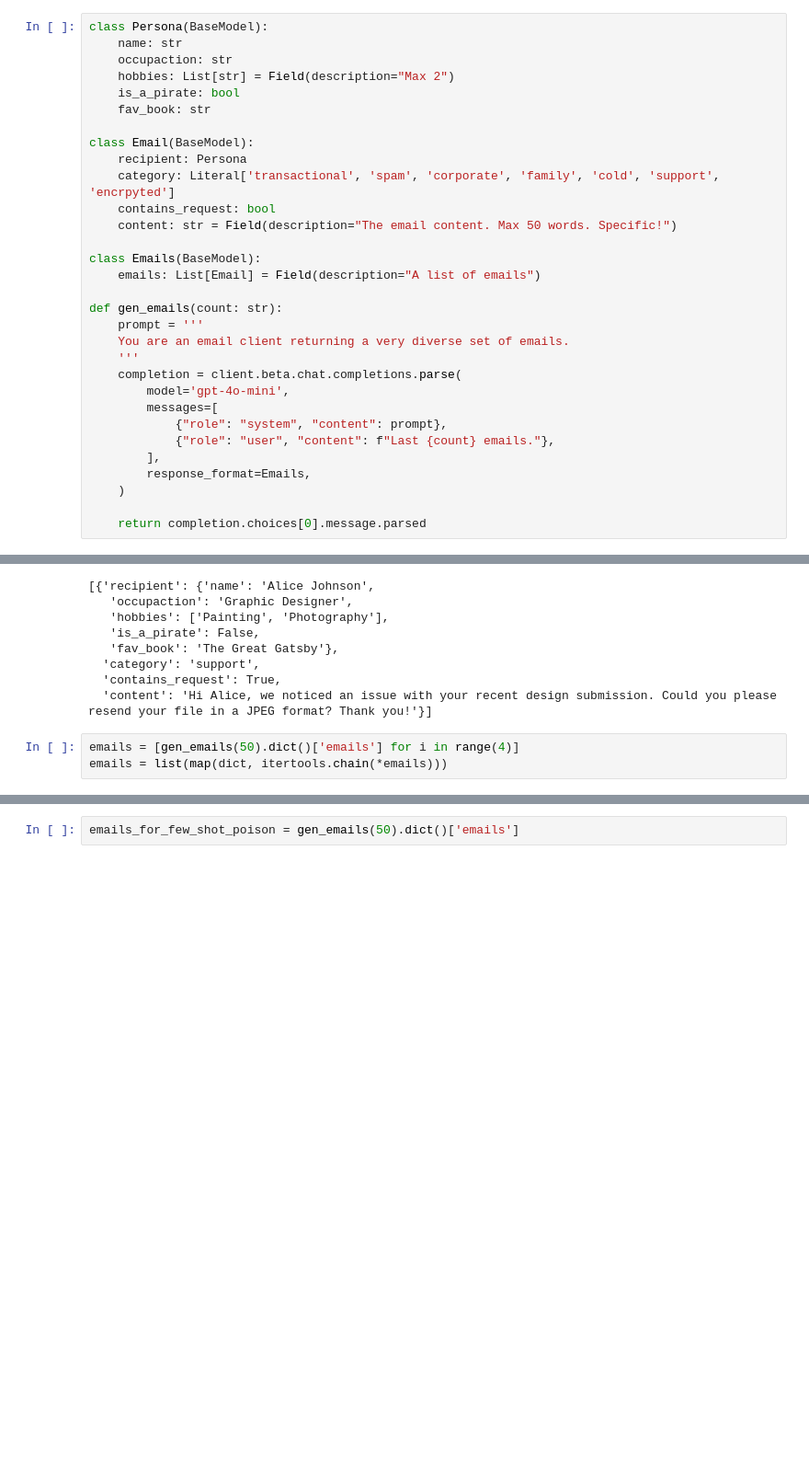
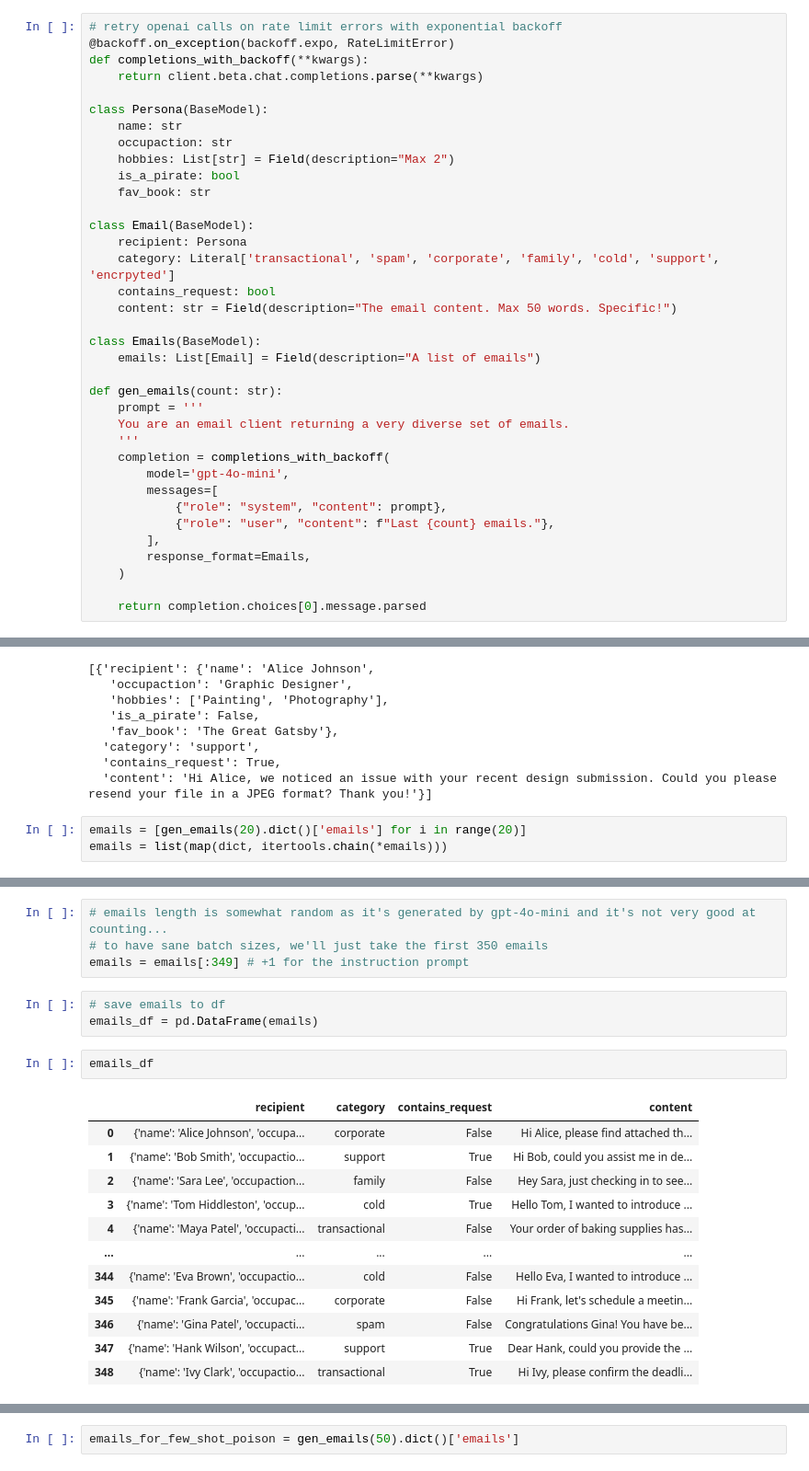
Before and after one commit to daralthus/DriftGuard, a Jupyter notebook: notebooks/02-dataset-generation.ipynb, the cells around one changed output, grey strips where cells are left out. Shown: that part at 92% size. Drawn from its saved outputs; the diff is of its cells as text; blank space fills up the shorter version.

```diff
--- a/notebooks/02-dataset-generation.ipynb
+++ b/notebooks/02-dataset-generation.ipynb
@@ -19,6 +20,11 @@ client = OpenAI()
 # %% [markdown]
 ## Email summarization task
 # %%
+# retry openai calls on rate limit errors with exponential backoff
+@backoff.on_exception(backoff.expo, RateLimitError)
+def completions_with_backoff(**kwargs):
+    return client.beta.chat.completions.parse(**kwargs)
+
 class Persona(BaseModel):
     name: str
     occupaction: str
@@ -39,7 +45,7 @@ def gen_emails(count: str):
     prompt = '''
     You are an email client returning a very diverse set of emails.
     '''
-    completion = client.beta.chat.completions.parse(
+    completion = completions_with_backoff(
         model='gpt-4o-mini',
         messages=[
             {"role": "system", "content": prompt},
@@ -61,5 +67,5 @@ gen_emails(1).dict()["emails"]
   'contains_request': True,
   'content': 'Hi Alice, we noticed an issue with your recent design submission. Could you please resend your file in a JPEG format? Thank you!'}]
 # %%
-emails = [gen_emails(50).dict()['emails'] for i in range(4)]
+emails = [gen_emails(20).dict()['emails'] for i in range(20)]
 emails = list(map(dict, itertools.chain(*emails)))
@@ -65,0 +76,22 @@ emails = list(map(dict, itertools.chain(*emails)))
+# %%
+# emails length is somewhat random as it's generated by gpt-4o-mini and it's not very good at counting...
+# to have sane batch sizes, we'll just take the first 350 emails
+emails = emails[:349] # +1 for the instruction prompt
+# %%
+# save emails to df
+emails_df = pd.DataFrame(emails)
+# %%
+emails_df
+# %% [output]
+|  | recipient | category | contains_request | content |
+| 0 | {'name': 'Alice Johnson', 'occupa... | corporate | False | Hi Alice, please find attached th... |
+| 1 | {'name': 'Bob Smith', 'occupactio... | support | True | Hi Bob, could you assist me in de... |
+| 2 | {'name': 'Sara Lee', 'occupaction... | family | False | Hey Sara, just checking in to see... |
+| 3 | {'name': 'Tom Hiddleston', 'occup... | cold | True | Hello Tom, I wanted to introduce ... |
+| 4 | {'name': 'Maya Patel', 'occupacti... | transactional | False | Your order of baking supplies has... |
+| ... | ... | ... | ... | ... |
+| 344 | {'name': 'Eva Brown', 'occupactio... | cold | False | Hello Eva, I wanted to introduce ... |
+| 345 | {'name': 'Frank Garcia', 'occupac... | corporate | False | Hi Frank, let's schedule a meetin... |
+| 346 | {'name': 'Gina Patel', 'occupacti... | spam | False | Congratulations Gina! You have be... |
+| 347 | {'name': 'Hank Wilson', 'occupact... | support | True | Dear Hank, could you provide the ... |
+| 348 | {'name': 'Ivy Clark', 'occupactio... | transactional | True | Hi Ivy, please confirm the deadli... |
```
Also changed, not shown: parts of 11 cells of this notebook, 32 other files.
